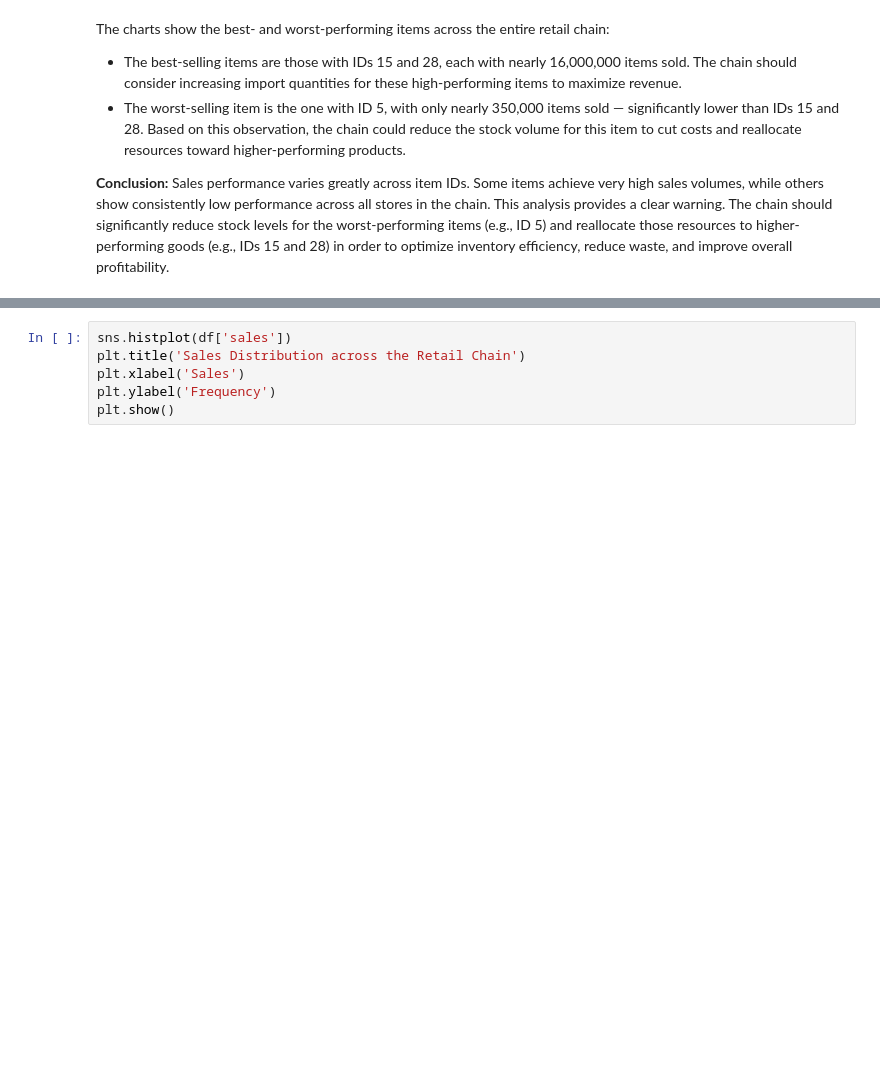
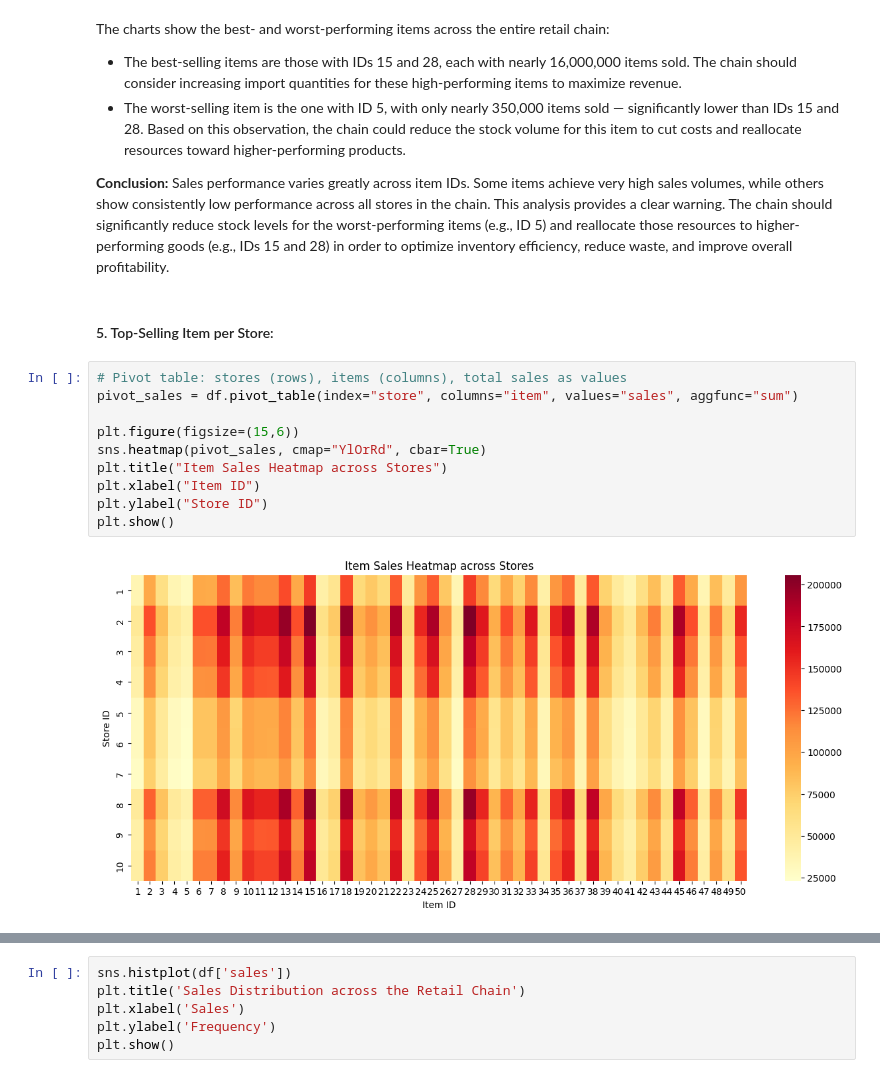
Before and after one commit to trhkimngan22/Inventory-Optimization-for-Retail-Chain, a Jupyter notebook: src/notebook.ipynb, the cells around one changed output, grey strips where cells are left out. Cells and saved outputs as stored; diff of their text form; blank space fills up the shorter version.

```diff
--- a/src/notebook.ipynb
+++ b/src/notebook.ipynb
@@ -404,3 +404,17 @@ The charts show the best- and worst-performing items across the entire retail ch
 - The worst-selling item is the one with ID 5, with only nearly 350,000 items sold — significantly lower than IDs 15 and 28. Based on this observation, the chain could reduce the stock volume for this item to cut costs and reallocate resources toward higher-performing products.
 
 **Conclusion:** Sales performance varies greatly across item IDs. Some items achieve very high sales volumes, while others show consistently low performance across all stores in the chain. This analysis provides a clear warning. The chain should significantly reduce stock levels for the worst-performing items (e.g., ID 5) and reallocate those resources to higher-performing goods (e.g., IDs 15 and 28) in order to optimize inventory efficiency, reduce waste, and improve overall profitability.
+# %% [markdown]
+#### 5. Top-Selling Item per Store:
+# %%
+# Pivot table: stores (rows), items (columns), total sales as values
+pivot_sales = df.pivot_table(index="store", columns="item", values="sales", aggfunc="sum")
+
+plt.figure(figsize=(15,6))
+sns.heatmap(pivot_sales, cmap="YlOrRd", cbar=True)
+plt.title("Item Sales Heatmap across Stores")
+plt.xlabel("Item ID")
+plt.ylabel("Store ID")
+plt.show()
+# %% [output]
+[figure, added]
```
Also changed, not shown: parts of 6 cells of this notebook.
